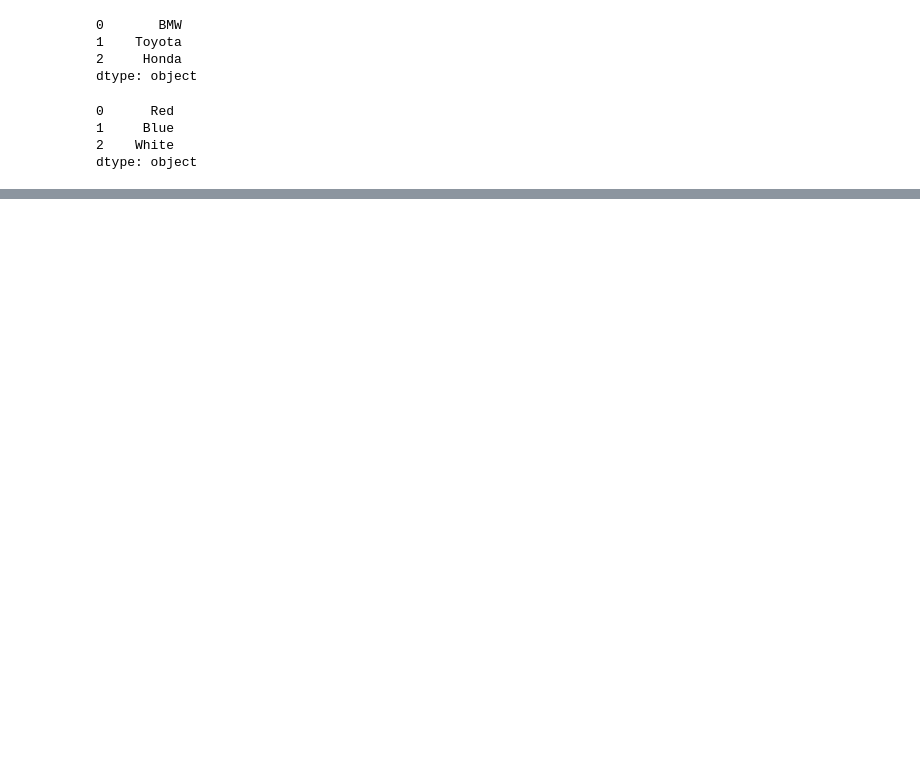
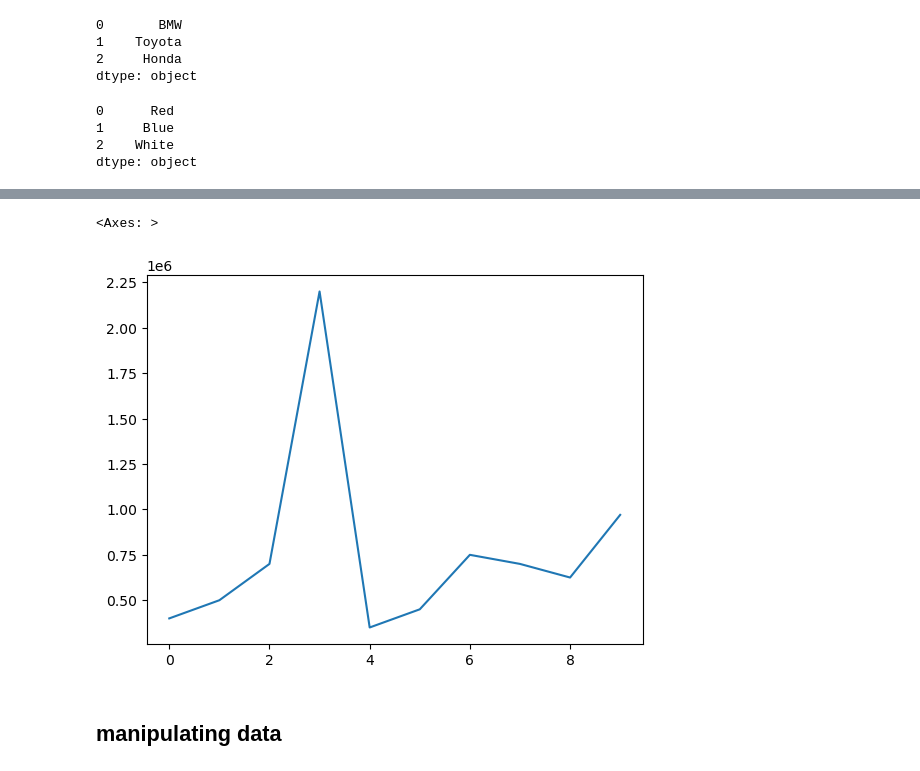
Before and after one commit to gowtham-creator/car-sales-, a Jupyter notebook: car sales on pandas-checkpoint.ipynb, the cells around one changed output, grey strips where cells are left out. Cells and saved outputs as stored; diff of their text form; code cells hidden in the pictures; blank space fills up the shorter version.

```diff
--- a/car sales on pandas-checkpoint.ipynb
+++ b/car sales on pandas-checkpoint.ipynb
@@ -28,0 +529,2 @@ car_data = pd.Dataframe({" car make":
+# %%
+car_sales["Price"] = car_sales["Price"].str.replace('[\$\,\.]', '').astype(int)
@@ -28,0 +545,7 @@ car_data = pd.Dataframe({" car make":
+# %%
+car_sales["Price"].plot()
+# %% [output]
+<Axes: >
+[figure, added]
+# %% [markdown]
+## manipulating data
```
Also changed, not shown: parts of 107 cells of this notebook.
